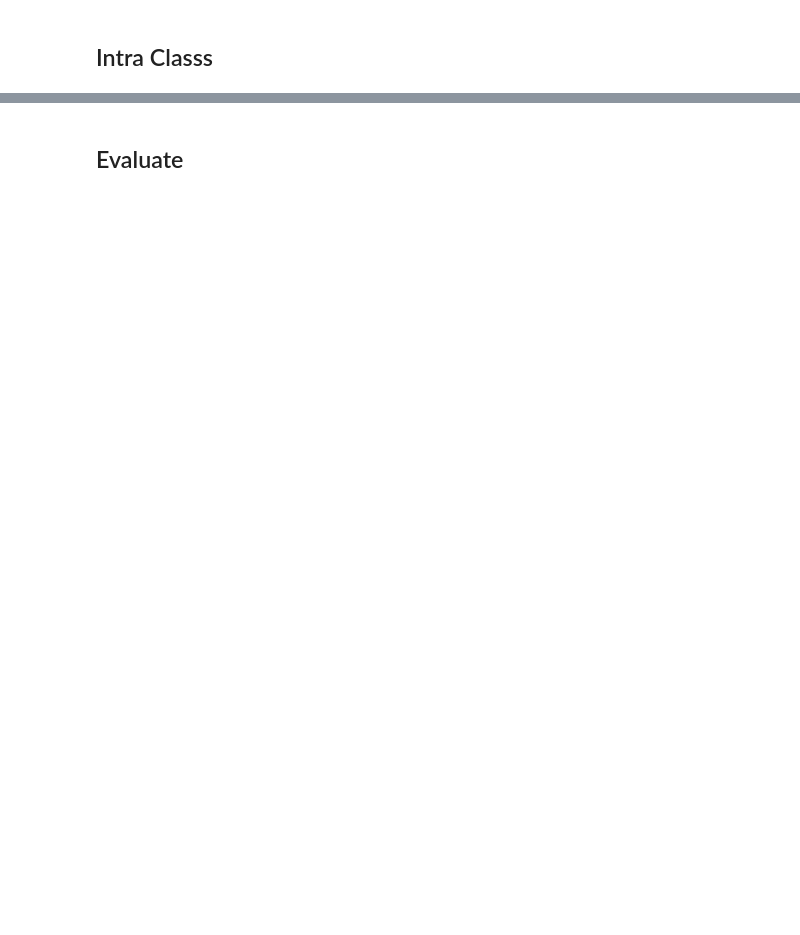
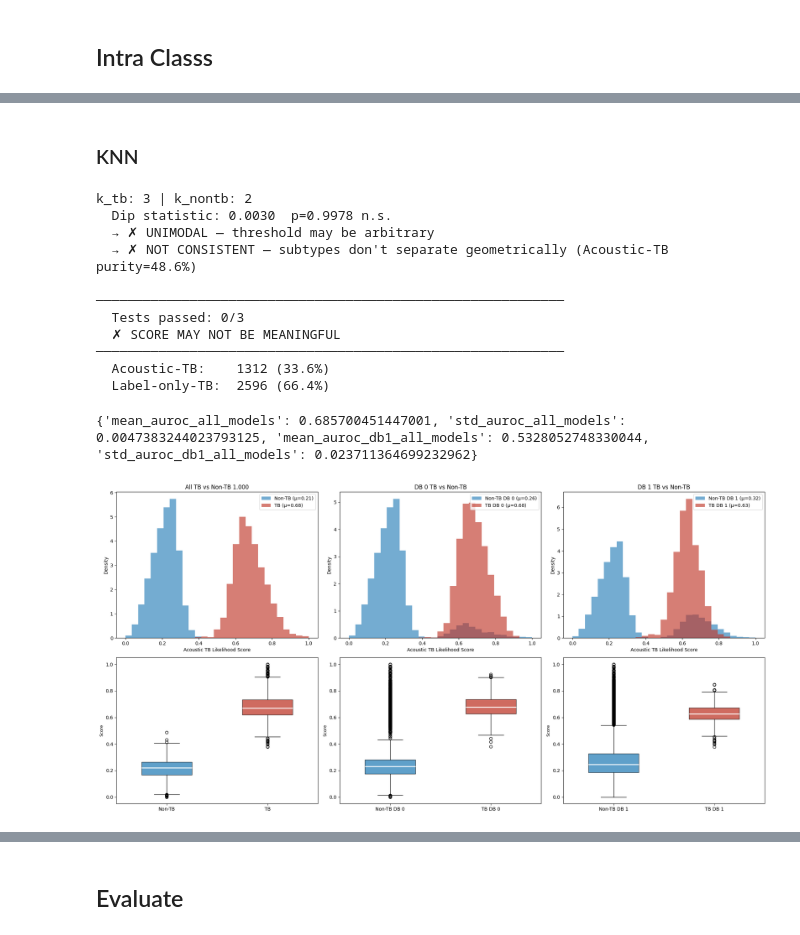
Before and after one commit to arkiven4/NXSCough, a Jupyter notebook: notebooks/qwen_embeddingInnerclass.ipynb, the cells around one changed output, grey strips where cells are left out. Saved outputs shown, nothing was run; the diff lists cells and outputs as text; code cells hidden in the pictures; blank space fills up the shorter version.

```diff
--- a/notebooks/qwen_embeddingInnerclass.ipynb
+++ b/notebooks/qwen_embeddingInnerclass.ipynb
@@ -1374,0 +1444,12 @@ summary
+# %%
+df_current = df_combine
+#df_current = df_patient
+# %%
+raw_emb = np.stack(df_current['embed'].values)
+raw_emb= raw_emb / (np.linalg.norm(raw_emb, axis=1, keepdims=True) + 1e-12)
+db_labels = df_current['db'].values
+disease_labels = df_current['disease_status'].values
+
+tb_mask = disease_labels == 1
+tb_mask0 = (disease_labels == 1) & (db_labels == 0)
+tb_mask1 = (disease_labels== 1) & (db_labels == 1)
@@ -1374,0 +1471,55 @@ summary
+# %% [markdown]
+### KNN
+# %%
+"""
+k-Nearest Neighbor distance-based acoustic TB likelihood.
+
+Intuition
+---------
+For each sample, compute:
+    d_TB     = mean distance to its k nearest TB neighbors
+    d_NonTB  = mean distance to its k nearest Non-TB neighbors
+
+Score = d_NonTB / (d_TB + d_NonTB)
+    → high score = closer to TB neighborhood = likely TB
+    → low score  = closer to Non-TB neighborhood = likely Non-TB
+
+Makes NO distributional assumptions. Captures non-linear, multi-modal
+cluster structure. Each sample is judged by its local neighborhood,
+not a global decision boundary.
+
+Parameters
+----------
+Bigger K, More Spread to distribution, make it can overrlap each other
+k : number of neighbors (15–25 works well for large datasets)
+alpha : Balance Density of Each Class, Higher Mean TB ore have coverage, read Sigmoid Function
+"""
+
+all_scores["knn_cos"] = knn_tb_score(emb_reduced, tb_mask, automate_k=False, k_tb=3, k_nontb=2, alpha=7, metric="cosine") # k_tb: 3 | k_nontb: 2
+validate_acoustic_score_indiv(emb_reduced, disease_labels, all_scores["knn_cos"])
+evaluate_acoustic_tb(df_current, all_scores["knn_cos"])
+
+auc = roc_auc_score(tb_mask.astype(int), all_scores["knn_cos"])
+masks = [ (tb_mask, "TB", "Non-TB"), (tb_mask0, "TB DB 0", "Non-TB DB 0"), (tb_mask1, "TB DB 1", "Non-TB DB 1")]
+plot_tb_score_distributions(
+    all_scores=all_scores,
+    score_key="knn_cos",
+    bins=bins,
+    colors=colors,
+    masks=masks,
+    titles=[ f"All TB vs Non-TB {auc:0.3f}", "DB 0 TB vs Non-TB", "DB 1 TB vs Non-TB"]
+)
+# %% [output]
+k_tb: 3 | k_nontb: 2
+  Dip statistic: 0.0030  p=0.9978 n.s.
+  → ✗ UNIMODAL — threshold may be arbitrary
+  → ✗ NOT CONSISTENT — subtypes don't separate geometrically (Acoustic-TB purity=48.6%)
+
+────────────────────────────────────────────────────────────
+  Tests passed: 0/3
+  ✗ SCORE MAY NOT BE MEANINGFUL
+────────────────────────────────────────────────────────────
+  Acoustic-TB:    1312 (33.6%)
+  Label-only-TB:  2596 (66.4%)
+{'mean_auroc_all_models': 0.685700451447001, 'std_auroc_all_models': 0.0047383244023793125, 'mean_auroc_db1_all_models': 0.5328052748330044, 'std_auroc_db1_all_models': 0.023711364699232962}
+[figure, added]
```
Also changed, not shown: parts of 51 cells of this notebook, 5 other files.
